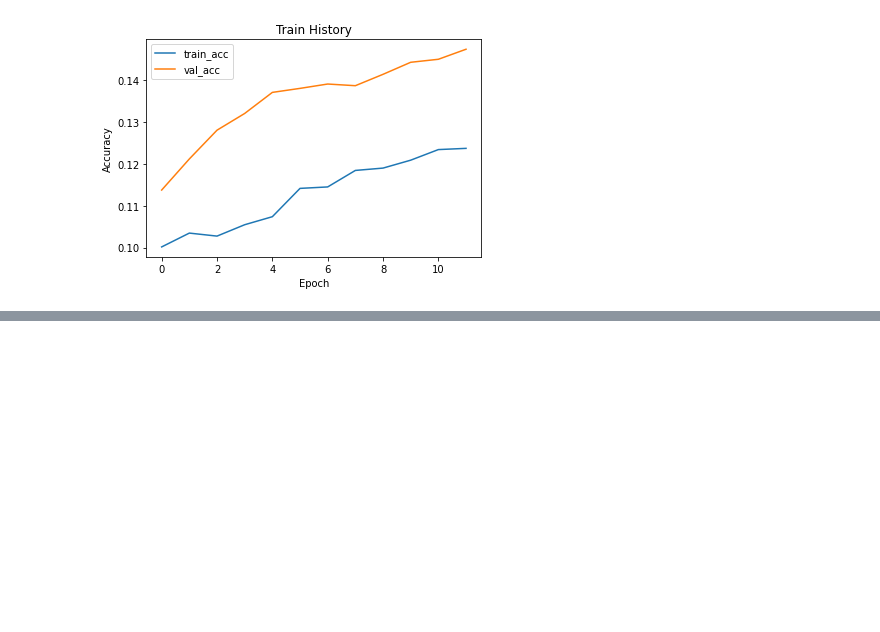
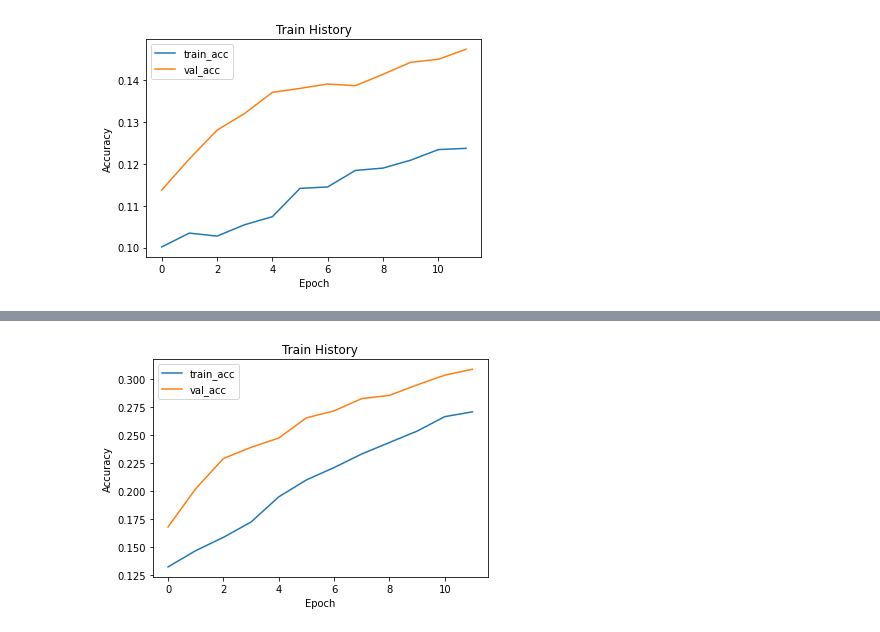
Before and after one commit to Chung-Yi/cupoy, a Jupyter notebook: D71/Day71-使用損失函數_HW.ipynb, the cells around one changed output, grey strips where cells are left out. Drawn from its saved outputs; the diff is of its cells as text; code cells hidden in the pictures; blank space fills up the shorter version.

```diff
--- a/D71/Day71-使用損失函數_HW.ipynb
+++ b/D71/Day71-使用損失函數_HW.ipynb
@@ -176,0 +189,4 @@ ValueError: in user code:
+# %%
+show_train_history('accuracy','val_accuracy')
+# %% [output]
+[figure, added]
```
Also changed, not shown: parts of 1 cell of this notebook.
